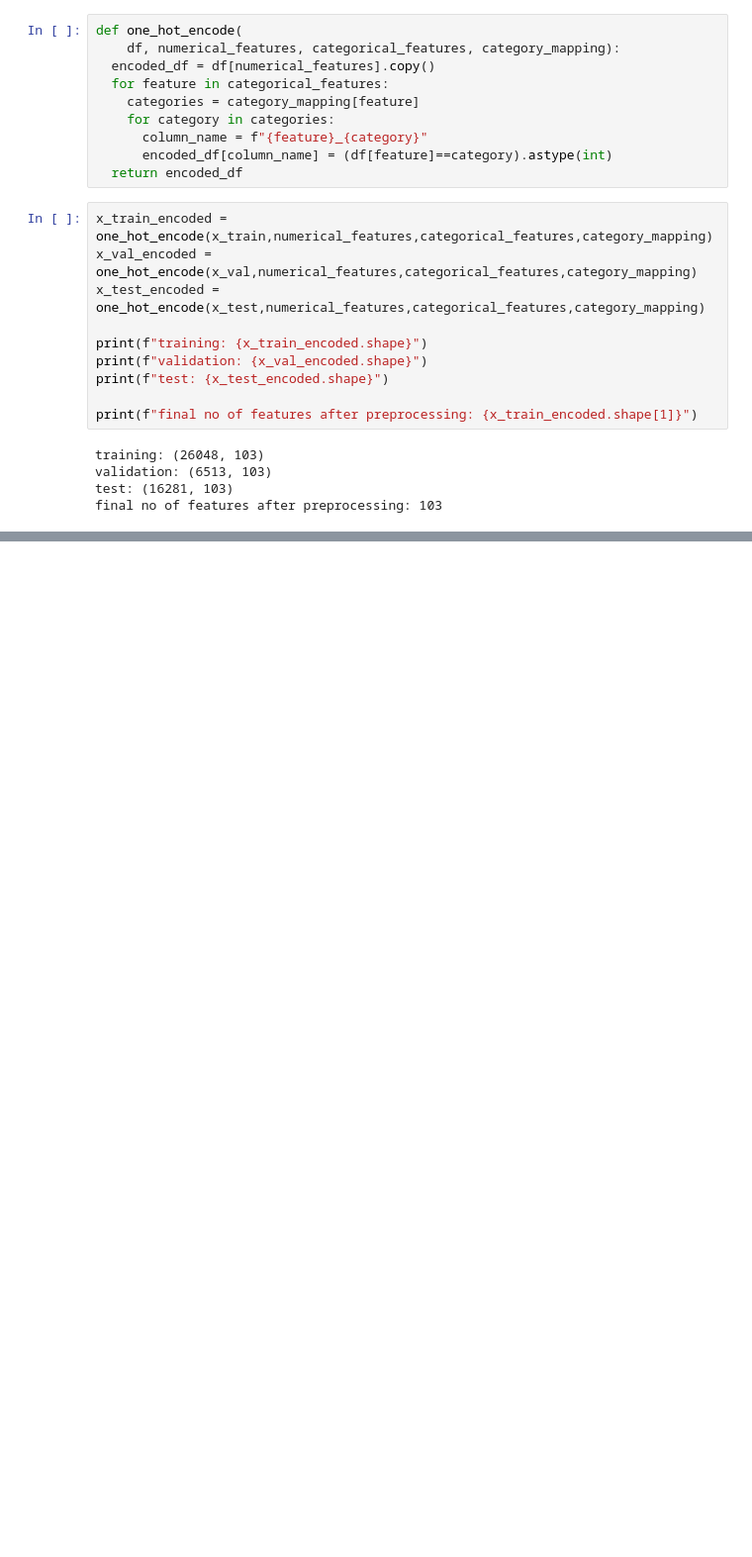
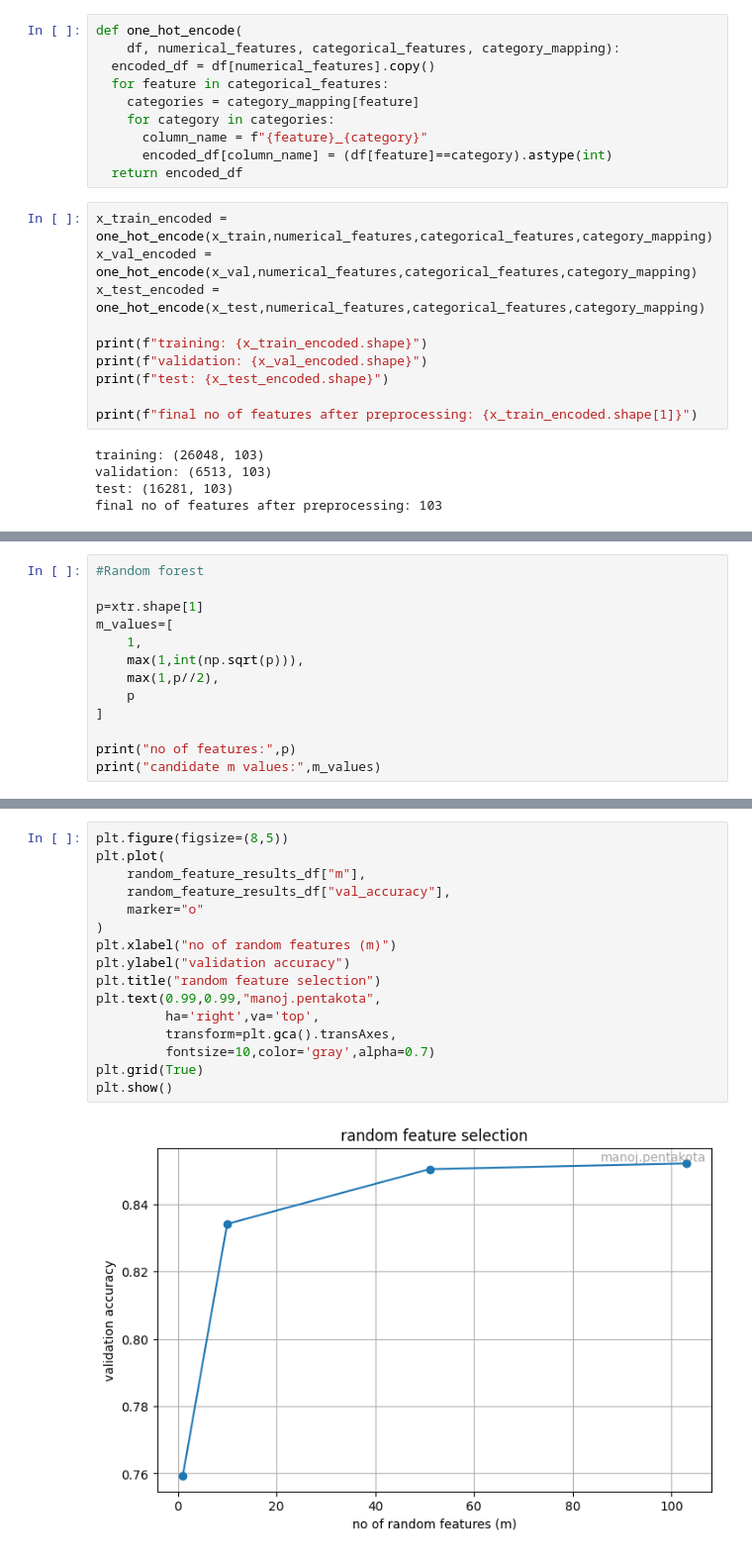
Before and after one commit to suryamanoj4/SMAI-Assignment-3, a Jupyter notebook: SMAI_Assignment_3.ipynb, the cells around one changed output, grey strips where cells are left out. Shown at 99% size. Saved outputs shown, nothing was run; the diff lists cells and outputs as text; blank space fills up the shorter version.

```diff
--- a/SMAI_Assignment_3.ipynb
+++ b/SMAI_Assignment_3.ipynb
@@ -812,0 +1208,13 @@ class RandomForest:
+# %%
+#Random forest
+
+p=xtr.shape[1]
+m_values=[
+    1,
+    max(1,int(np.sqrt(p))),
+    max(1,p//2),
+    p
+]
+
+print("no of features:",p)
+print("candidate m values:",m_values)
@@ -812,0 +1261,18 @@ class RandomForest:
+# %%
+plt.figure(figsize=(8,5))
+plt.plot(
+    random_feature_results_df["m"],
+    random_feature_results_df["val_accuracy"],
+    marker="o"
+)
+plt.xlabel("no of random features (m)")
+plt.ylabel("validation accuracy")
+plt.title("random feature selection")
+plt.text(0.99,0.99,"manoj.pentakota",
+         ha='right',va='top',
+         transform=plt.gca().transAxes,
+         fontsize=10,color='gray',alpha=0.7)
+plt.grid(True)
+plt.show()
+# %% [output]
+[figure, added]
```
Also changed, not shown: parts of 52 cells of this notebook.
